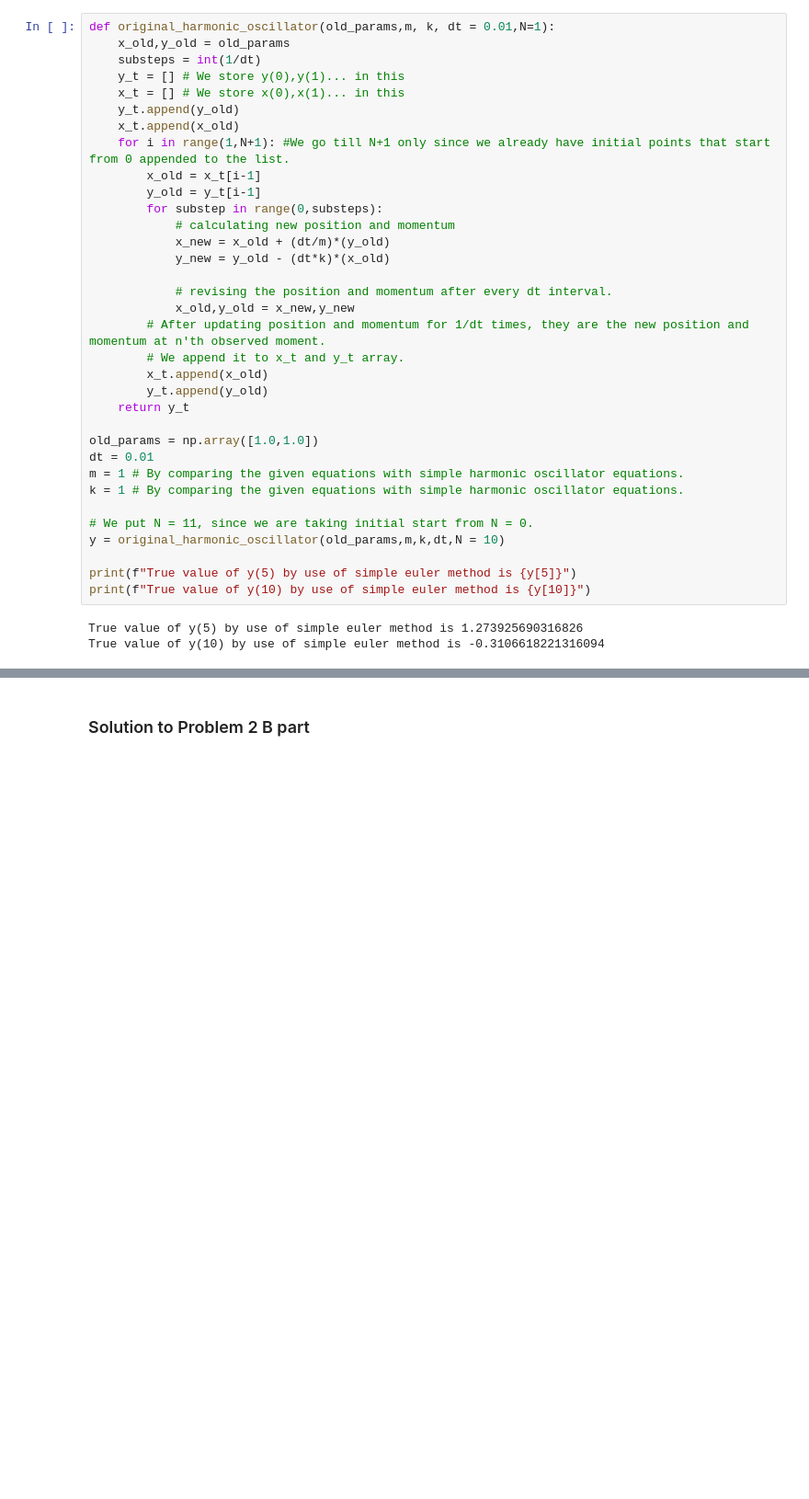
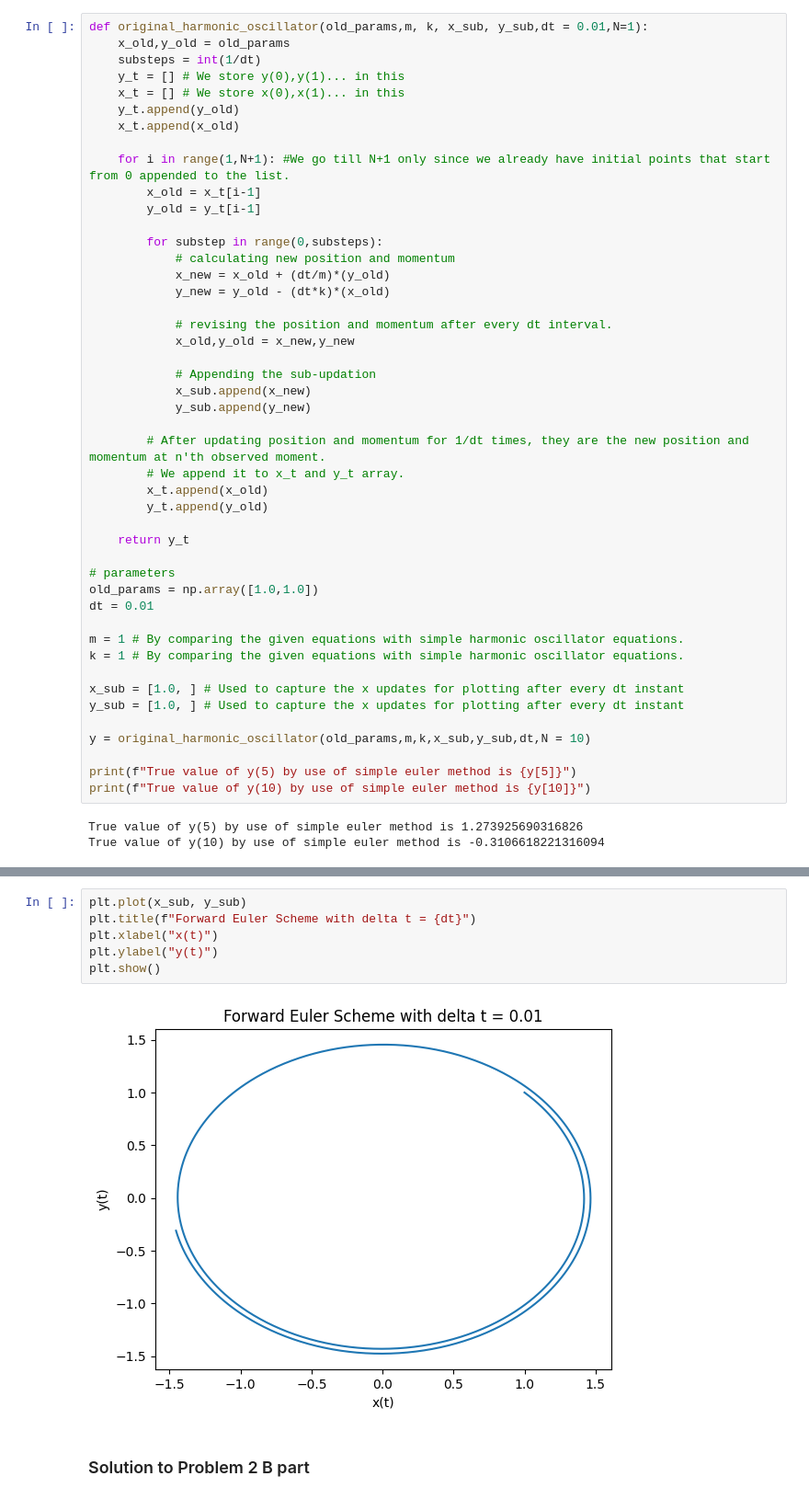
Before and after one commit to Yuvraj-Dhepe/uni_bayesian, a Jupyter notebook: Ex_1/Exercise_1.ipynb, the cells around one changed output, grey strips where cells are left out. Shown at 92% size. Saved outputs shown, nothing was run; the diff lists cells and outputs as text; blank space fills up the shorter version.

Commit message:
Added the plots to the Task 2

```diff
--- a/Ex_1/Exercise_1.ipynb
+++ b/Ex_1/Exercise_1.ipynb
@@ -55,16 +55,18 @@ run_forward_euler(delta_t=0.3)
 # %% [markdown]
 ### Solution to Problem 2 A part
 # %%
-def original_harmonic_oscillator(old_params,m, k, dt = 0.01,N=1):
+def original_harmonic_oscillator(old_params,m, k, x_sub, y_sub,dt = 0.01,N=1):
     x_old,y_old = old_params
     substeps = int(1/dt)
     y_t = [] # We store y(0),y(1)... in this
     x_t = [] # We store x(0),x(1)... in this
     y_t.append(y_old)
     x_t.append(x_old)
+
     for i in range(1,N+1): #We go till N+1 only since we already have initial points that start from 0 appended to the list.
         x_old = x_t[i-1]
         y_old = y_t[i-1]
+
         for substep in range(0,substeps):
             # calculating new position and momentum
             x_new = x_old + (dt/m)*(y_old)
@@ -72,19 +74,29 @@ def original_harmonic_oscillator(old_params,m, k, dt = 0.01,N=1):
 
             # revising the position and momentum after every dt interval.
             x_old,y_old = x_new,y_new
+
+            # Appending the sub-updation
+            x_sub.append(x_new)
+            y_sub.append(y_new)
+
         # After updating position and momentum for 1/dt times, they are the new position and momentum at n'th observed moment.
         # We append it to x_t and y_t array.
         x_t.append(x_old)
         y_t.append(y_old)
+
     return y_t
 
+# parameters
 old_params = np.array([1.0,1.0])
 dt = 0.01
+
 m = 1 # By comparing the given equations with simple harmonic oscillator equations.
 k = 1 # By comparing the given equations with simple harmonic oscillator equations.
 
-# We put N = 11, since we are taking initial start from N = 0.
-y = original_harmonic_oscillator(old_params,m,k,dt,N = 10)
+x_sub = [1.0, ] # Used to capture the x updates for plotting after every dt instant
+y_sub = [1.0, ] # Used to capture the x updates for plotting after every dt instant
+
+y = original_harmonic_oscillator(old_params,m,k,x_sub,y_sub,dt,N = 10)
 
 print(f"True value of y(5) by use of simple euler method is {y[5]}")
 print(f"True value of y(10) by use of simple euler method is {y[10]}")
@@ -94,3 +108,11 @@ True value of y(10) by use of simple euler method is -0.3106618221316094
+# %%
+plt.plot(x_sub, y_sub)
+plt.title(f"Forward Euler Scheme with delta t = {dt}")
+plt.xlabel("x(t)")
+plt.ylabel("y(t)")
+plt.show()
+# %% [output]
+[figure, added]
 # %% [markdown]
 ### Solution to Problem 2 B part
 # %% [markdown]
```
Also changed, not shown: parts of 6 cells of this notebook.
